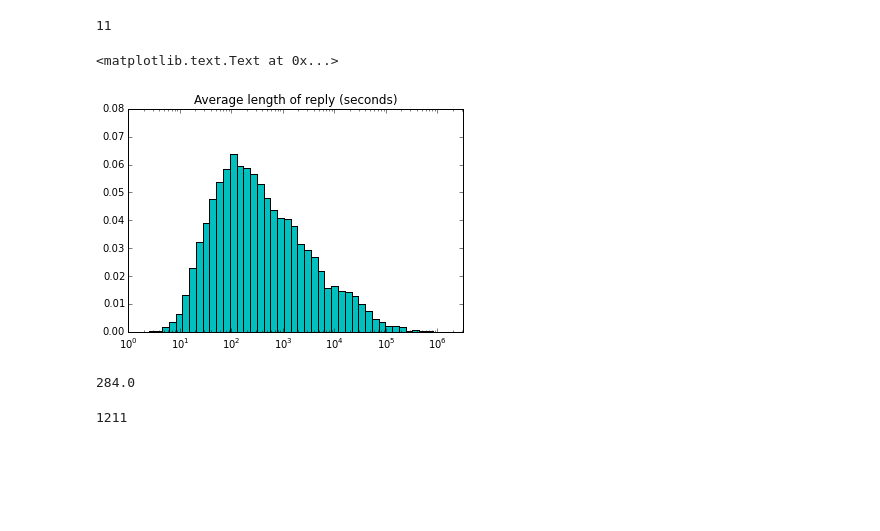
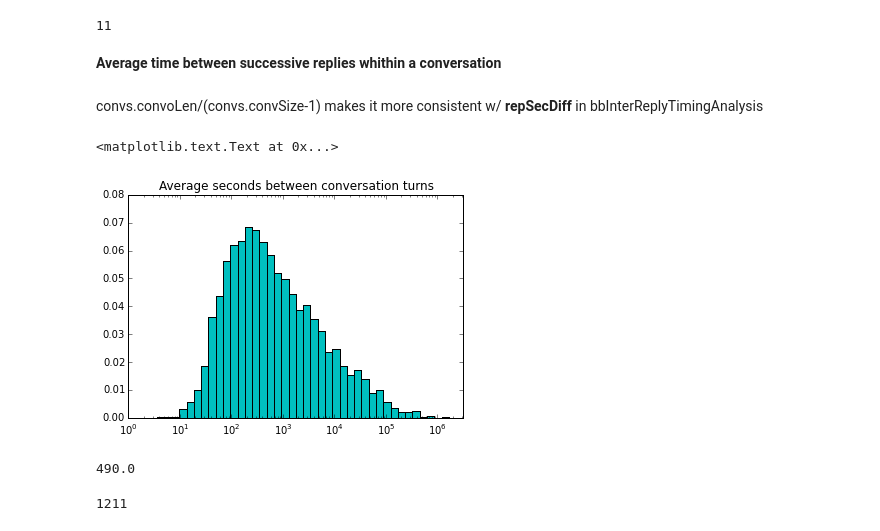
Before and after one commit to marinkala/ReplyNetworks, a Jupyter notebook: bbConversationAnalysis.ipynb, the cells around one changed output. Drawn from its saved outputs; the diff is of its cells as text; code cells hidden in the pictures; blank space fills up the shorter version.

```diff
--- a/bbConversationAnalysis.ipynb
+++ b/bbConversationAnalysis.ipynb
@@ -57,27 +57,31 @@ np.median(convs.userSetLen)
 max(convs.userSetLen)
 # %% [output]
 11
+# %% [markdown]
+**Average time between successive replies whithin a conversation**
 # %%
-convs['avgTimePerReply']=convs.convoLen/convs.convSize
+convs['avgTimePerReply']=convs.convoLen/(convs.convSize-1)
+# %% [markdown]
+convs.convoLen/(convs.convSize-1) makes it more consistent w/ **repSecDiff** in bbInterReplyTimingAnalysis
 # %%
 avgTime=convs.avgTimePerReply.dropna().tolist()
 bins=np.logspace(0, int(np.log(max(avgTime))), 100)
 width=bins[1:]-bins[:-1]
 h, b=np.histogram(avgTime,bins)
 h=h/float(sum(h))
 plt.bar(b[:-1], h, width, color='c')
 #plt.plot(bins[:-1], fit[:-1]*width, linewidth=2)
 plt.gca().set_xscale("log")
 plt.xlim(xmin=0,xmax=10**6.5)
 plt.ylim(ymin=0, ymax=0.08)
-plt.title('Average length of reply (seconds)')
+plt.title('Average seconds between conversation turns')
 # %% [output]
 <matplotlib.text.Text at 0x...>
-[figure, old version]
+[figure, new version]
 # %%
 np.median(avgTime)
 # %% [output]
-284.0
+490.0
 # %%
 before=convs[pd.to_datetime(convs.convoEndTime)<pd.to_datetime('2012-10-27 00:00:00')]
 # %%
```
Also changed, not shown: parts of 9 cells of this notebook, 2 other files.
